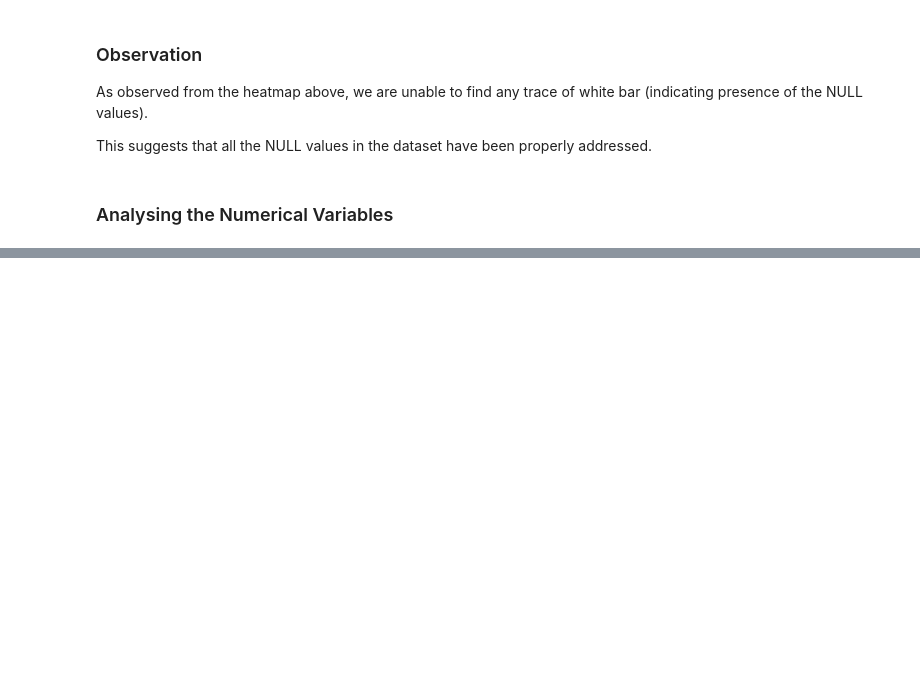
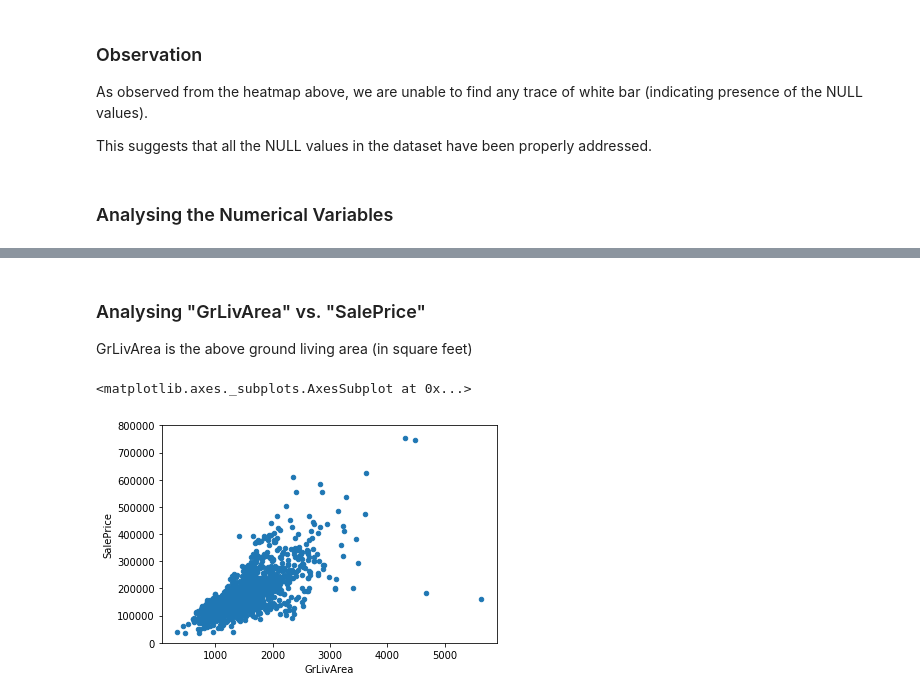
Before and after one commit to priyam81/milestoneReport, a Jupyter notebook: capstone1.ipynb, the cells around one changed output, grey strips where cells are left out. Saved outputs shown, nothing was run; the diff lists cells and outputs as text; code cells hidden in the pictures; blank space fills up the shorter version.

```diff
--- a/capstone1.ipynb
+++ b/capstone1.ipynb
@@ -197,0 +289,10 @@ This suggests that all the NULL values in the dataset have been properly address
+# %% [markdown]
+### Analysing "GrLivArea"  vs. "SalePrice"
+
+GrLivArea is the above ground living area (in square feet)
+# %%
+data= pd.concat([df.SalePrice, df.GrLivArea], axis=1)
+data.plot.scatter(x='GrLivArea', y='SalePrice', ylim=(0,800000))
+# %% [output]
+<matplotlib.axes._subplots.AxesSubplot at 0x...>
+[figure, added]
```
Also changed, not shown: parts of 22 cells of this notebook.
